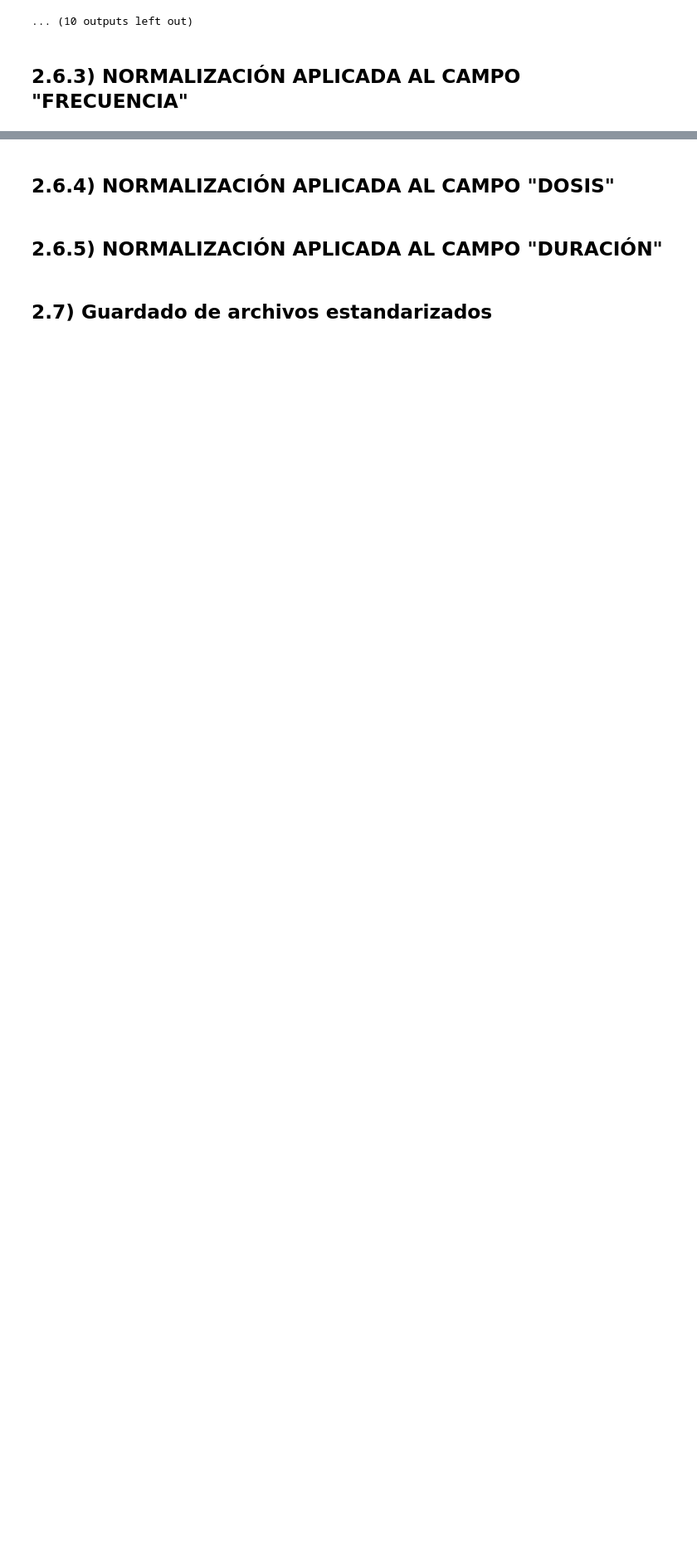
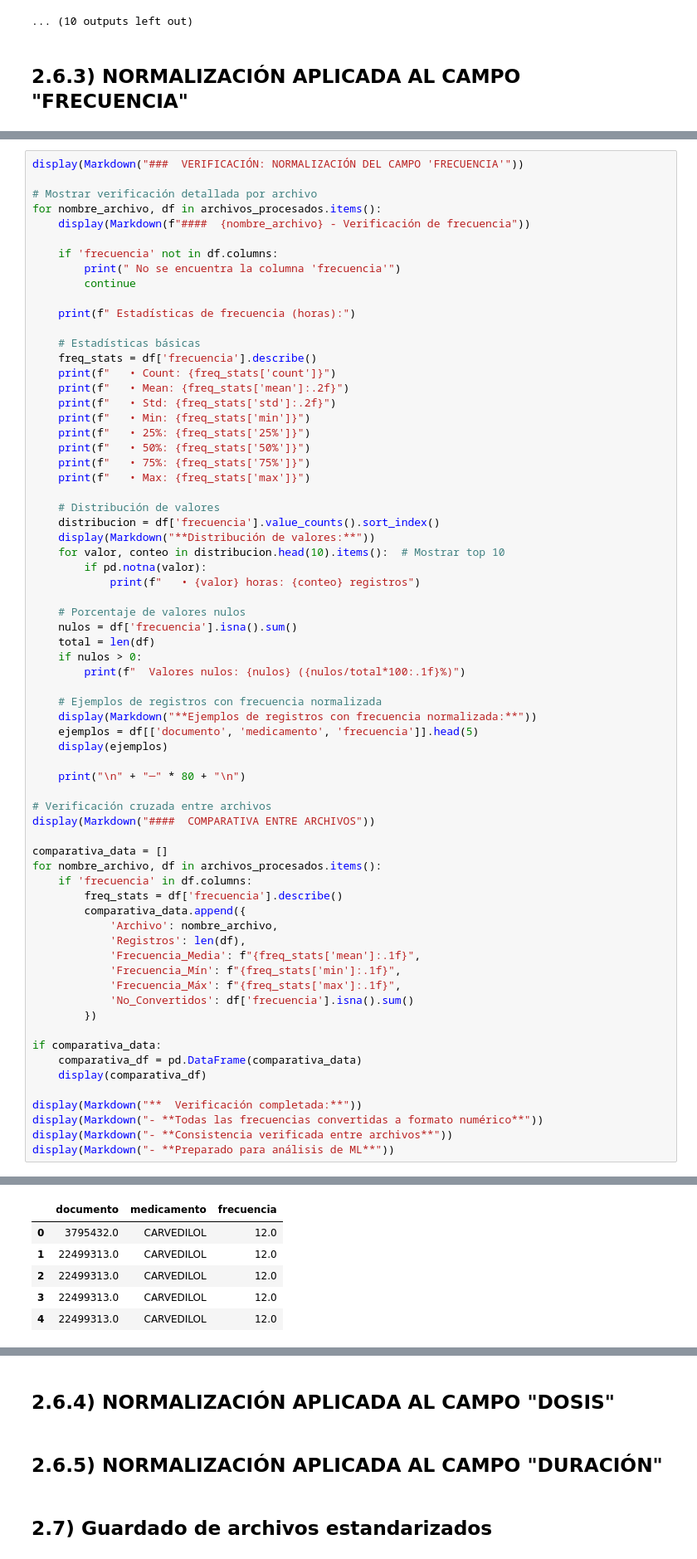
Before and after one commit to Prado500/repoProyectoFinal, a Jupyter notebook: presentacion.ipynb, the cells around one changed output, grey strips where cells are left out. Shown at 83% size. Cells and saved outputs as stored; diff of their text form; blank space fills up the shorter version.

```diff
--- a/presentacion.ipynb
+++ b/presentacion.ipynb
@@ -937,0 +1147,69 @@ for nombre_archivo, df in archivos_procesados.items():
+# %%
+display(Markdown("###  VERIFICACIÓN: NORMALIZACIÓN DEL CAMPO 'FRECUENCIA'"))
+
+# Mostrar verificación detallada por archivo
+for nombre_archivo, df in archivos_procesados.items():
+    display(Markdown(f"####  {nombre_archivo} - Verificación de frecuencia"))
+
+    if 'frecuencia' not in df.columns:
+        print(" No se encuentra la columna 'frecuencia'")
+        continue
+
+    print(f" Estadísticas de frecuencia (horas):")
+
+    # Estadísticas básicas
+    freq_stats = df['frecuencia'].describe()
+    print(f"   • Count: {freq_stats['count']}")
+    print(f"   • Mean: {freq_stats['mean']:.2f}")
+    print(f"   • Std: {freq_stats['std']:.2f}")
+    print(f"   • Min: {freq_stats['min']}")
+    print(f"   • 25%: {freq_stats['25%']}")
+    print(f"   • 50%: {freq_stats['50%']}")
+    print(f"   • 75%: {freq_stats['75%']}")
+    print(f"   • Max: {freq_stats['max']}")
+
+    # Distribución de valores
+    distribucion = df['frecuencia'].value_counts().sort_index()
+    display(Markdown("**Distribución de valores:**"))
+    for valor, conteo in distribucion.head(10).items():  # Mostrar top 10
+        if pd.notna(valor):
+            print(f"   • {valor} horas: {conteo} registros")
+
+    # Porcentaje de valores nulos
+    nulos = df['frecuencia'].isna().sum()
+    total = len(df)
+    if nulos > 0:
+        print(f"  Valores nulos: {nulos} ({nulos/total*100:.1f}%)")
+
+    # Ejemplos de registros con frecuencia normalizada
+    display(Markdown("**Ejemplos de registros con frecuencia normalizada:**"))
+    ejemplos = df[['documento', 'medicamento', 'frecuencia']].head(5)
+    display(ejemplos)
+
+    print("\n" + "─" * 80 + "\n")
+
+# Verificación cruzada entre archivos
+display(Markdown("####  COMPARATIVA ENTRE ARCHIVOS"))
+
+comparativa_data = []
+for nombre_archivo, df in archivos_procesados.items():
+    if 'frecuencia' in df.columns:
+        freq_stats = df['frecuencia'].describe()
+        comparativa_data.append({
+            'Archivo': nombre_archivo,
+            'Registros': len(df),
+            'Frecuencia_Media': f"{freq_stats['mean']:.1f}",
+            'Frecuencia_Mín': f"{freq_stats['min']:.1f}",
+            'Frecuencia_Máx': f"{freq_stats['max']:.1f}",
+            'No_Convertidos': df['frecuencia'].isna().sum()
+        })
+
+if comparativa_data:
+    comparativa_df = pd.DataFrame(comparativa_data)
+    display(comparativa_df)
+
+display(Markdown("**  Verificación completada:**"))
+display(Markdown("- **Todas las frecuencias convertidas a formato numérico**"))
+display(Markdown("- **Consistencia verificada entre archivos**"))
+display(Markdown("- **Preparado para análisis de ML**"))
+# %% [output]
@@ -937,0 +1235,6 @@ for nombre_archivo, df in archivos_procesados.items():
+|  | documento | medicamento | frecuencia |
+| 0 | 3795432.0 | CARVEDILOL | 12.0 |
+| 1 | 22499313.0 | CARVEDILOL | 12.0 |
+| 2 | 22499313.0 | CARVEDILOL | 12.0 |
+| 3 | 22499313.0 | CARVEDILOL | 12.0 |
+| 4 | 22499313.0 | CARVEDILOL | 12.0 |
```
Also changed, not shown: parts of 3 cells of this notebook.
